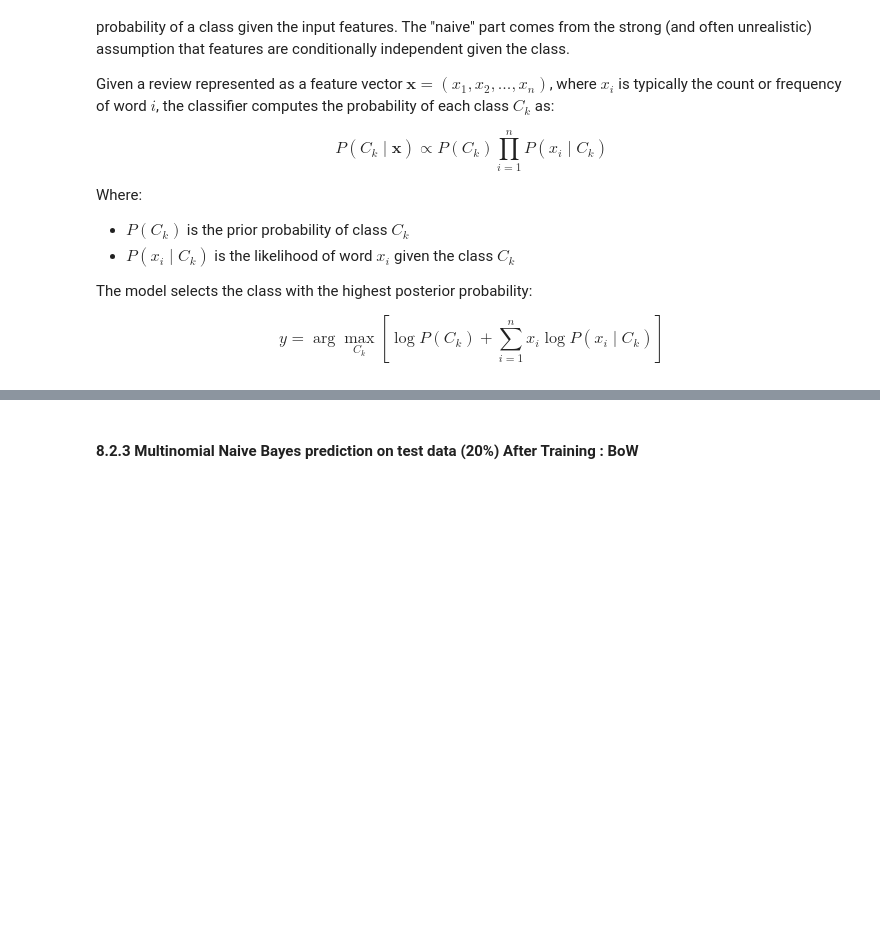
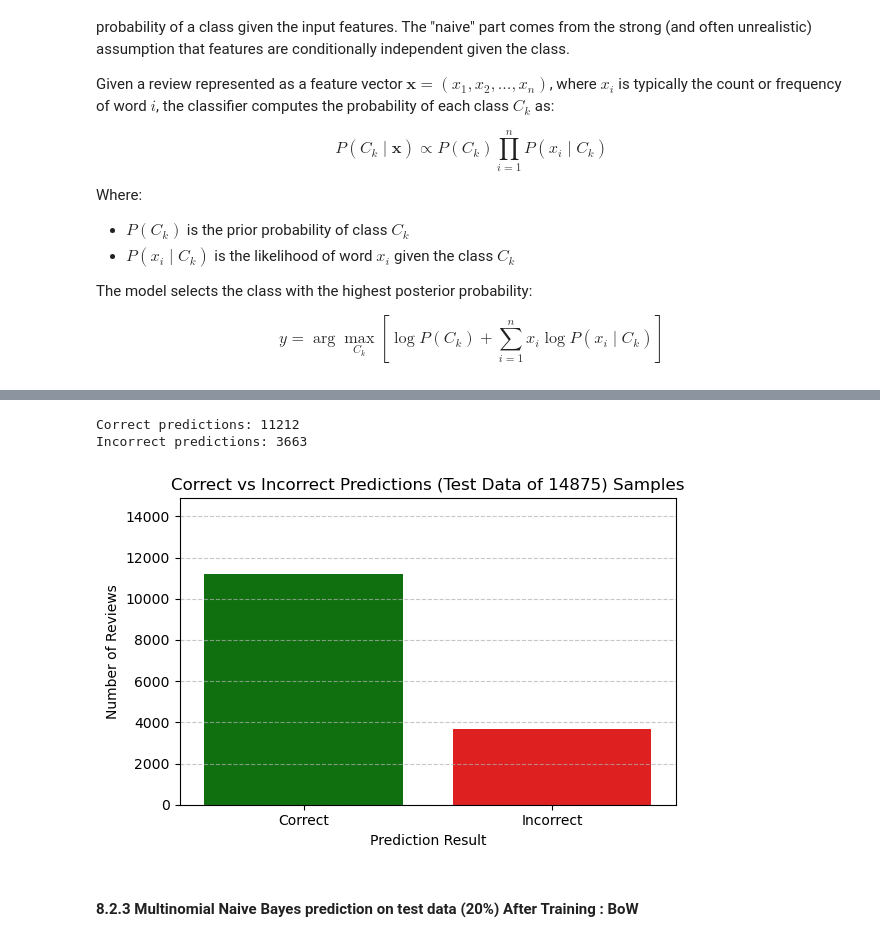
Before and after one commit to Sebaurzi02/Sentiment-Analysis-NLP-Model-Comparison, a Jupyter notebook: Sentiment_Analysis.ipynb, the cells around one changed output, grey strips where cells are left out. Drawn from its saved outputs; the diff is of its cells as text; code cells hidden in the pictures; blank space fills up the shorter version.

```diff
--- a/Sentiment_Analysis.ipynb
+++ b/Sentiment_Analysis.ipynb
@@ -1158,3 +1188,21 @@ Multi_NB_tfidf_train = Multi_NB_tfidf.fit(tfidf_train_data,binary_train_sentimen
+# %%
+from sklearn.naive_bayes import MultinomialNB
+
+# def. the MNB model
+Multi_NB_bow = MultinomialNB()
+
+#Train Multinomial Naive Bayes model for BoW
+Multi_NB_BoW_train =  Multi_NB_bow.fit(vector_train_rev,binary_train_sentiments)
+
+Multi_NB_tfidf = MultinomialNB()
+
+#Train Multinomial Naive Bayes model for tfidf
+Multi_NB_tfidf_train = Multi_NB_tfidf.fit(tfidf_train_data,binary_train_sentiments)
+
+#Predict for BoW model
+Multi_NB_BoW_predict = Multi_NB_bow.predict(vector_test_rev)
+#Predict for Tfidf features
+Multi_NB_tfidf_predict = Multi_NB_tfidf.predict(tfidf_test_data)
 # %% [markdown]
 **Explanation:**
 
@@ -1216,3 +1229,37 @@ display(styled_df)
+# %%
+n_examples = len(Y_test)
+
+#label_map = {'positive': 1, 'negative': 0}
+reverse_label_map = {1: 'positive', 0: 'negative'}
+
+results_df = pd.DataFrame({
+    'Review': X_test.iloc[:n_examples].apply(lambda x: x[:100] + '...'),
+    #'True Label': Y_test.iloc[:n_examples].map(label_map).values,
+    'True Label': Y_test.iloc[:n_examples].values,
+    #'Predicted Label': Log_R_tfidf_predict[:n_examples]
+    'Predicted Label': [reverse_label_map[p] for p in Multi_NB_BoW_predict[:n_examples]]
+})
+
+results_df['Correct'] = results_df['True Label'] == results_df['Predicted Label']
+count_results = results_df['Correct'].value_counts().rename(index={True: 'Correct', False: 'Incorrect'})
+
+print(f"Correct predictions: {count_results.get('Correct', 0)}")
+print(f"Incorrect predictions: {count_results.get('Incorrect', 0)}")
+
+plt.figure(figsize=(6, 4))
+sns.barplot(x=count_results.index, y=count_results.values, palette={'Correct': 'green', 'Incorrect': 'red'})
+
+plt.title(f"Correct vs Incorrect Predictions (Test Data of {len(Y_test)}) Samples")
+plt.ylabel("Number of Reviews")
+plt.xlabel("Prediction Result")
+plt.ylim(0,len(Y_test))
+plt.grid(axis='y', linestyle='--', alpha=0.7)
+plt.tight_layout()
+plt.show()
+# %% [output]
+Correct predictions: 11212
+Incorrect predictions: 3663
+[figure, added]
 # %% [markdown]
 #### 8.2.3 Multinomial Naive Bayes  prediction on test data (20%) After Training : BoW
 # %%
```
Also changed, not shown: parts of 9 cells of this notebook.
